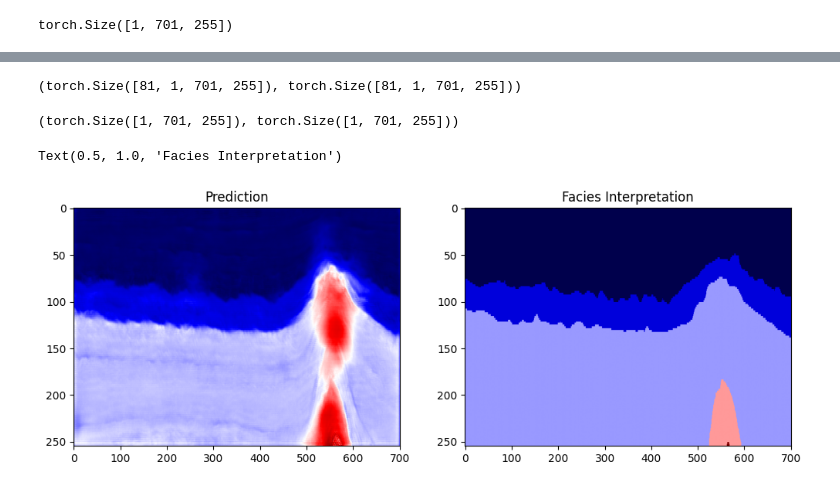
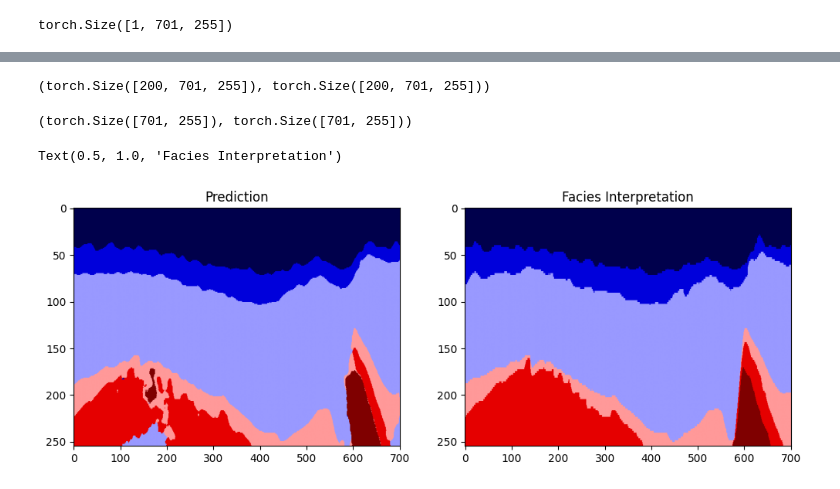
Before and after one commit to ada-my619/Seismic_Facies_Interpretation, a Jupyter notebook: Seismic_Facies.ipynb, the cells around one changed output, grey strips where cells are left out. Drawn from its saved outputs; the diff is of its cells as text; code cells hidden in the pictures.

```diff
--- a/Seismic_Facies.ipynb
+++ b/Seismic_Facies.ipynb
@@ -307,7 +287,7 @@ class UNet(nn.Module):
       # print(output.shape)
       return output
 # %%
-unet = UNet(n_channels=1).to(device)
+unet = UNet(in_channels=1, n_classes=6).to(device)
 unet
 # %% [output]
 UNet(
@@ -402,4 +390,4 @@ log loss
 # %%
 # get the test dataset and labels
 test_dataset = SeismicSliceDataset(seismic_path='data/test_once/test1_seismic.npy', labels_path='data/test_once/test1_labels.npy')
-test_loader   = DataLoader(val_ds,   batch_size=batch_size, shuffle=False)
+test_loader   = DataLoader(test_dataset,   batch_size=batch_size, shuffle=False)
@@ -418,24 +394,50 @@ def evaluate(model, data_loader):
+# %%
+def evaluate(model, data_loader, device):
+    model.eval()
+
+    all_logits = []
+    all_labels = []
+
+    with torch.no_grad():
+        for X, y in data_loader:
+            X = X.to(device)              # (B,1,H,W)
+            y = y.to(device)              # (B,1,H,W) or (B,H,W)
+
+            if y.ndim == 4:               # (B,1,H,W) → (B,H,W)
+                y = y.squeeze(1)
+
+            logits = model(X)             # (B,K,H,W)
+
+            all_logits.append(logits.cpu())
+            all_labels.append(y.cpu())
+
+    all_logits = torch.cat(all_logits, dim=0)   # (N,K,H,W)
+    all_labels = torch.cat(all_labels, dim=0)   # (N,H,W)
+
+    return all_logits, all_labels
 # %%
 # make a prediction
-pred, real = evaluate(unet, test_loader)
-pred.shape, real.shape
+logits, y_true = evaluate(unet, test_loader, device)
+
+y_pred = torch.argmax(logits, dim=1)   # (N,H,W)
+y_pred.shape, y_true.shape
 # %% [output]
-(torch.Size([81, 1, 701, 255]), torch.Size([81, 1, 701, 255]))
+(torch.Size([200, 701, 255]), torch.Size([200, 701, 255]))
 # %%
-pred[0].shape, real[0].shape
+y_pred[0].shape, y_true[0].shape
 # %% [output]
-(torch.Size([1, 701, 255]), torch.Size([1, 701, 255]))
+(torch.Size([701, 255]), torch.Size([701, 255]))
 # %%
 # plot the pred and real side by side
 fig = plt.figure(figsize=(12, 4))
 
 ax1 = plt.subplot(1, 2, 1)
-ax1.imshow(pred[50].permute(2, 1, 0), cmap='seismic', aspect='auto')
+ax1.imshow(y_pred[180].permute(1, 0), cmap='seismic', aspect='auto')
 ax1.set_title('Prediction')
 
 ax2 = plt.subplot(1, 2, 2)
-ax2.imshow(real[50].permute(2, 1, 0), cmap='seismic', aspect='auto')
+ax2.imshow(y_true[180].permute(1, 0), cmap='seismic', aspect='auto')
 ax2.set_title('Facies Interpretation')
 # %% [output]
 Text(0.5, 1.0, 'Facies Interpretation')
-[figure, old version]
+[figure, new version]
```
Also changed, not shown: parts of 25 cells of this notebook.
